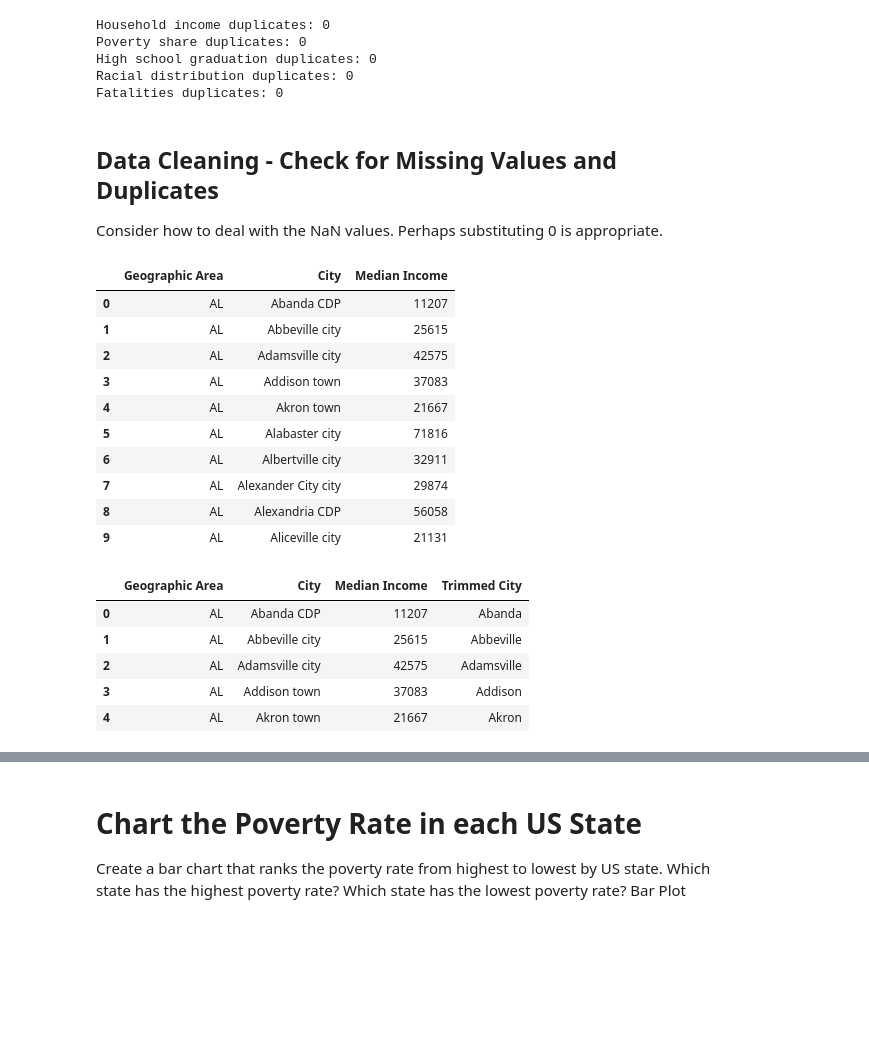
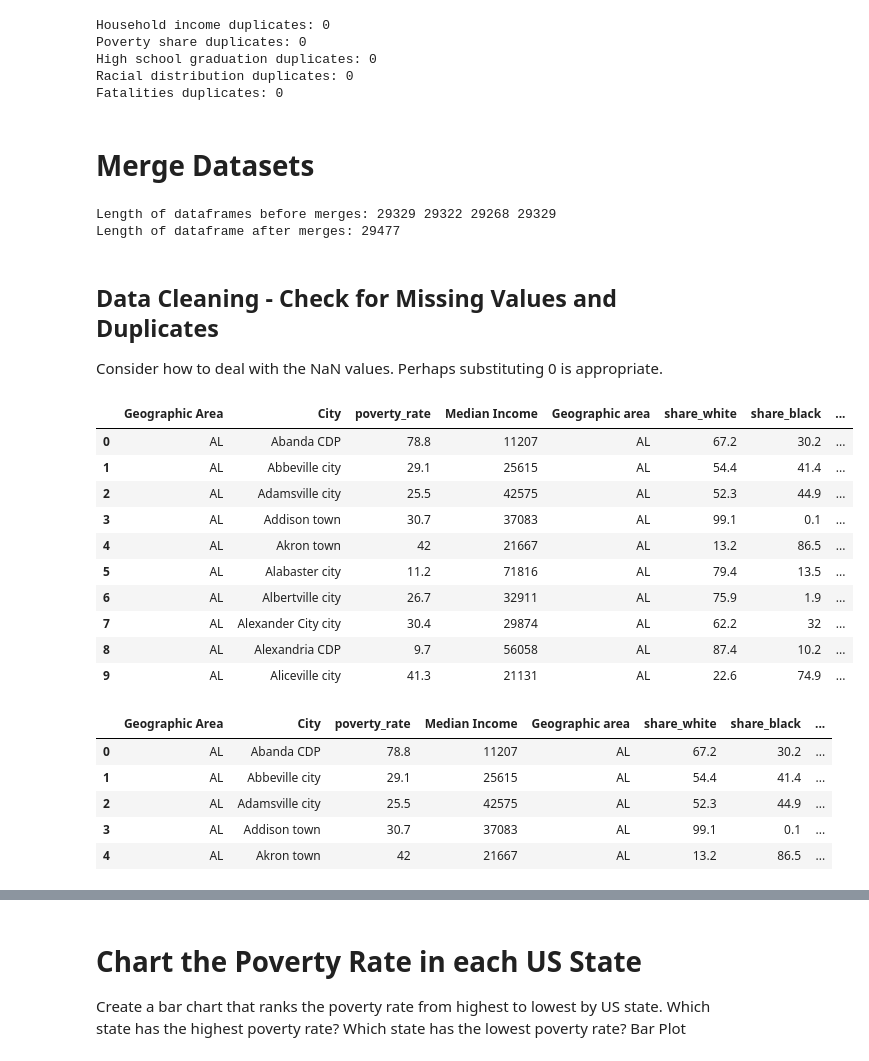
Before and after one commit to tomweinandy/100DaysOfCode, a Jupyter notebook: Projects/Day099/Fatal_Force.ipynb, the cells around one changed output, grey strips where cells are left out. Saved outputs shown, nothing was run; the diff lists cells and outputs as text; code cells hidden in the pictures; blank space fills up the shorter version.

Commit message:
Merge columns, additional imputation

```diff
--- a/Projects/Day099/Fatal_Force.ipynb
+++ b/Projects/Day099/Fatal_Force.ipynb
@@ -103,42 +103,55 @@ Poverty share duplicates: 0
 High school graduation duplicates: 0
 Racial distribution duplicates: 0
 Fatalities duplicates: 0
+# %% [markdown]
+# Merge Datasets
+# %%
+df_demographics = df_pct_poverty.merge(df_hh_income, how='outer', on=['City', 'Geographic Area'])
+df_demographics = df_demographics.merge(df_share_race_city, how='outer', left_on=['City', 'Geographic Area'], right_on=['City', 'Geographic area'])
+df_demographics = df_demographics.merge(df_pct_completed_hs, how='outer', on=['City', 'Geographic Area'])
+
+len1, len2, len3, len4, len5 = len(df_pct_poverty), len(df_hh_income), len(df_share_race_city), len(df_pct_completed_hs), len(df_demographics)
+print('Length of dataframes before merges:', len1, len2, len3, len4)
+print('Length of dataframe after merges:', len5)
+# %% [output]
+Length of dataframes before merges: 29329 29322 29268 29329
+Length of dataframe after merges: 29477
 # %% [markdown]
 ## Data Cleaning - Check for Missing Values and Duplicates
 
 Consider how to deal with the NaN values. Perhaps substituting 0 is appropriate.
 # %%
 # Not sure why the City column is like that
-df_hh_income.head(10)
+df_demographics.head(10)
 # %% [output]
-|  | Geographic Area | City | Median Income |
-| 0 | AL | Abanda CDP | 11207 |
-| 1 | AL | Abbeville city | 25615 |
-| 2 | AL | Adamsville city | 42575 |
-| 3 | AL | Addison town | 37083 |
-| 4 | AL | Akron town | 21667 |
-| 5 | AL | Alabaster city | 71816 |
-| 6 | AL | Albertville city | 32911 |
-| 7 | AL | Alexander City city | 29874 |
-| 8 | AL | Alexandria CDP | 56058 |
-| 9 | AL | Aliceville city | 21131 |
+|  | Geographic Area | City | poverty_rate | Median Income | Geographic area | share_white | share_black | ... |
+| 0 | AL | Abanda CDP | 78.8 | 11207 | AL | 67.2 | 30.2 | ... |
+| 1 | AL | Abbeville city | 29.1 | 25615 | AL | 54.4 | 41.4 | ... |
+| 2 | AL | Adamsville city | 25.5 | 42575 | AL | 52.3 | 44.9 | ... |
+| 3 | AL | Addison town | 30.7 | 37083 | AL | 99.1 | 0.1 | ... |
+| 4 | AL | Akron town | 42 | 21667 | AL | 13.2 | 86.5 | ... |
+| 5 | AL | Alabaster city | 11.2 | 71816 | AL | 79.4 | 13.5 | ... |
+| 6 | AL | Albertville city | 26.7 | 32911 | AL | 75.9 | 1.9 | ... |
+| 7 | AL | Alexander City city | 30.4 | 29874 | AL | 62.2 | 32 | ... |
+| 8 | AL | Alexandria CDP | 9.7 | 56058 | AL | 87.4 | 10.2 | ... |
+| 9 | AL | Aliceville city | 41.3 | 21131 | AL | 22.6 | 74.9 | ... |
 # %%
 # Add 'city' to Carson City so name is preserved in next step
-for idx, row in df_hh_income.iterrows():
+for idx, row in df_demographics.iterrows():
     if row['City'] == 'Carson City':
         row['City'] = 'Carson City drop_this_string'
 
 # Clean City column
 #   Note: There are edge cases in the column that still need to be cleaned; however, I ignore these since they are dropped after the merge
-trimmed_city = [' '.join(city.split(' ')[:-1]) for city in df_hh_income['City']]
-df_hh_income['Trimmed City'] = trimmed_city
-df_hh_income.head()
+trimmed_city = [' '.join(city.split(' ')[:-1]) for city in df_demographics['City']]
+df_demographics['Trimmed City'] = trimmed_city
+df_demographics.head()
 # %% [output]
-|  | Geographic Area | City | Median Income | Trimmed City |
-| 0 | AL | Abanda CDP | 11207 | Abanda |
-| 1 | AL | Abbeville city | 25615 | Abbeville |
-| 2 | AL | Adamsville city | 42575 | Adamsville |
-| 3 | AL | Addison town | 37083 | Addison |
-| 4 | AL | Akron town | 21667 | Akron |
+|  | Geographic Area | City | poverty_rate | Median Income | Geographic area | share_white | share_black | ... |
+| 0 | AL | Abanda CDP | 78.8 | 11207 | AL | 67.2 | 30.2 | ... |
+| 1 | AL | Abbeville city | 29.1 | 25615 | AL | 54.4 | 41.4 | ... |
+| 2 | AL | Adamsville city | 25.5 | 42575 | AL | 52.3 | 44.9 | ... |
+| 3 | AL | Addison town | 30.7 | 37083 | AL | 99.1 | 0.1 | ... |
+| 4 | AL | Akron town | 42 | 21667 | AL | 13.2 | 86.5 | ... |
 # %%
 # Merge fatalities and income datasets
```
Also changed, not shown: parts of 6 cells of this notebook.
